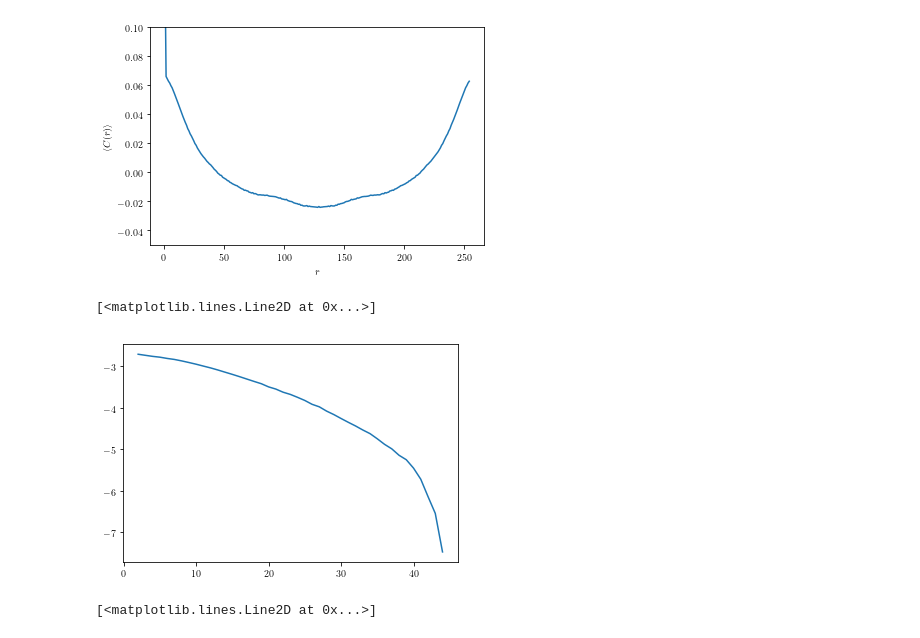
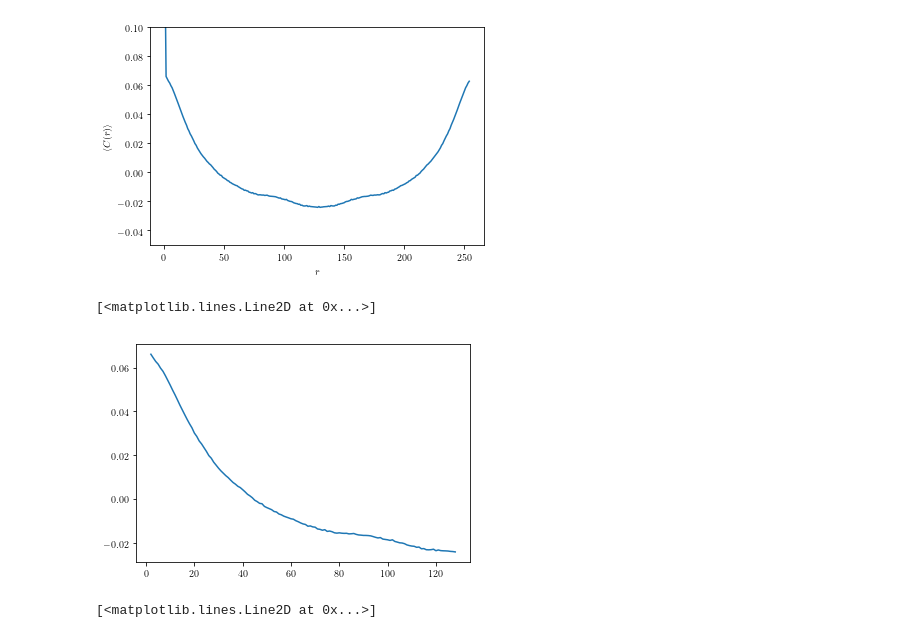
Before and after one commit to mlazarn/Summer18Research, a Jupyter notebook: MonteCarloSim/Untitled.ipynb, the cells around one changed output. Saved outputs shown, nothing was run; the diff lists cells and outputs as text; code cells hidden in the pictures.

```diff
--- a/MonteCarloSim/Untitled.ipynb
+++ b/MonteCarloSim/Untitled.ipynb
@@ -67,13 +79,13 @@ ax2.set_ylim(bottom=-0.05, top=0.1)
 [figure]
 # %%
 fig11, ax11 = plt.subplots(facecolor="white")
-ax11.plot(r2[1:128], np.log(data2[128,1:128]))
+ax11.plot(r2[1:128], data2[128,1:128])
 #ax10.set_xlabel(r'$r$')
 #ax10.set_ylabel(r'$\langle C(r)\rangle$')
 #ax10.set_ylim(bottom=-0.05, top=0.1)
 # %% [output]
 [<matplotlib.lines.Line2D at 0x...>]
-[figure, old version]
+[figure, new version]
 # %%
 specdat2 = fft(data2[80,1:128])
 fig9, ax9 = plt.subplots(facecolor="white")
```
Also changed, not shown: parts of 7 cells of this notebook, 8 other files.
